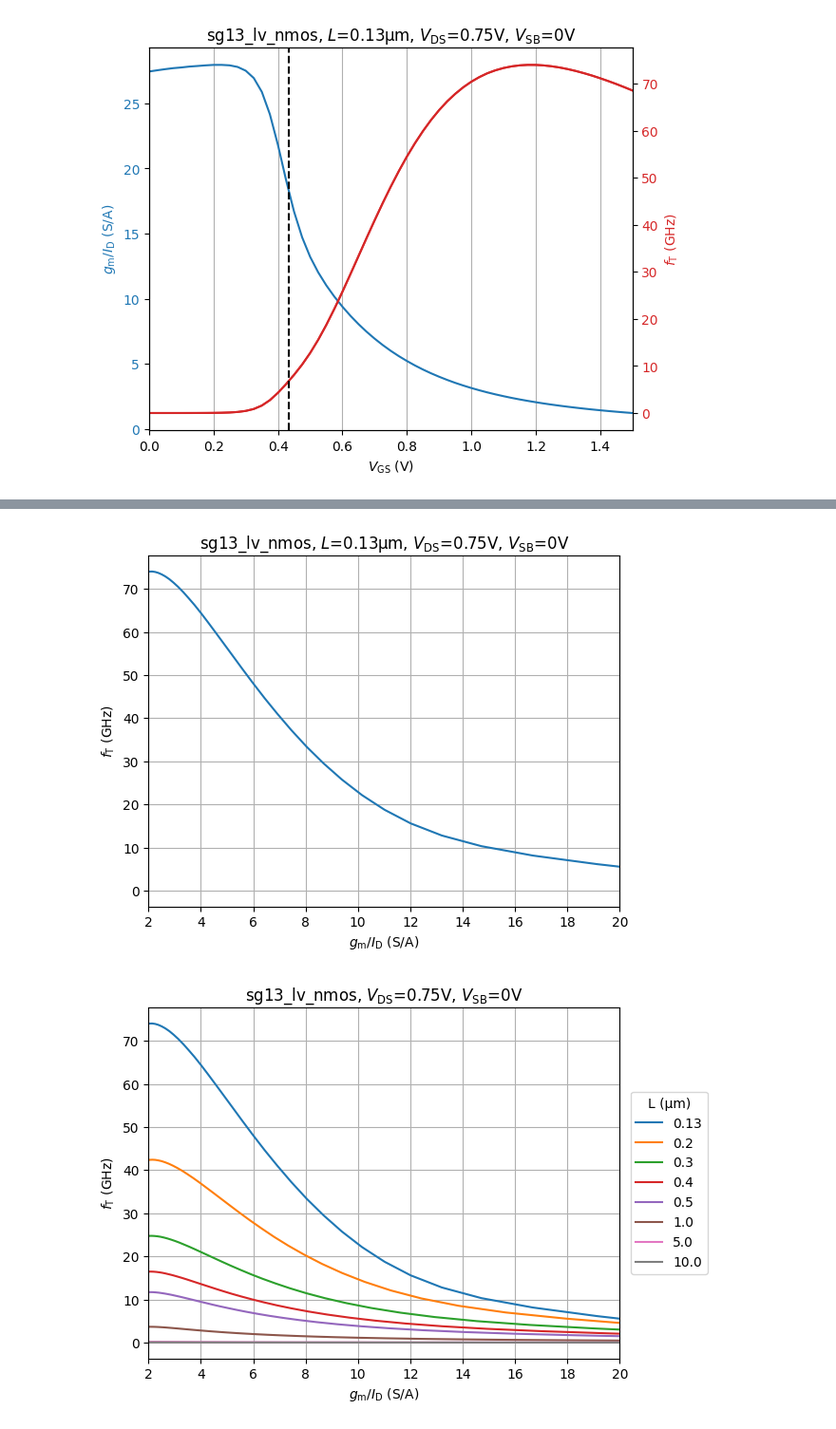
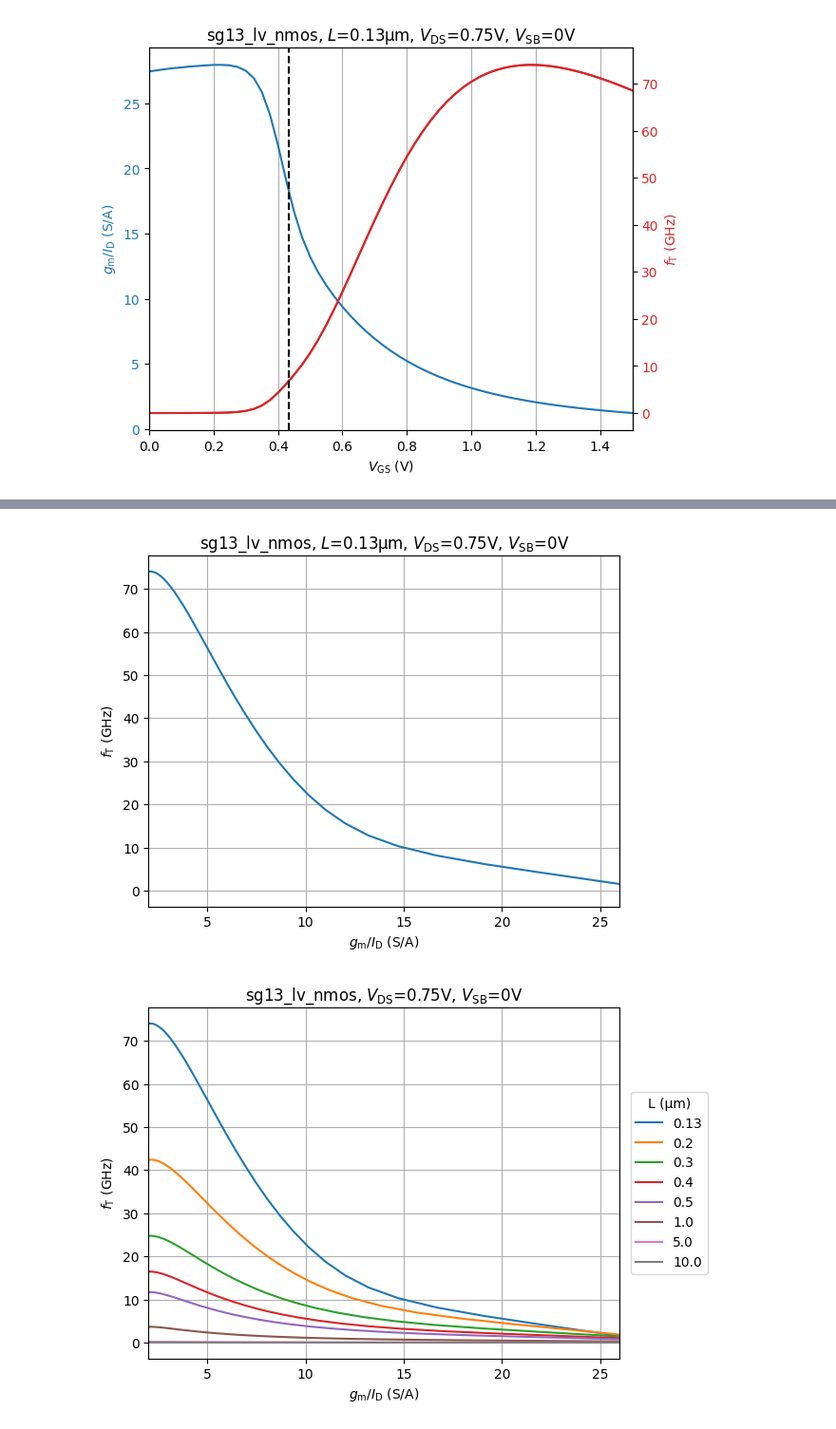
Before and after one commit to iic-jku/analog-circuit-design, a Jupyter notebook: sizing/techsweep_sg13_plots_nmos.ipynb, the cells around one changed output, grey strips where cells are left out. Shown at 95% size. Drawn from its saved outputs; the diff is of its cells as text; code cells hidden in the pictures.

```diff
--- a/sizing/techsweep_sg13_plots_nmos.ipynb
+++ b/sizing/techsweep_sg13_plots_nmos.ipynb
@@ -101,36 +101,36 @@ plt.show()
 #| label: fig-nmos-ft-vs-gmid
 #| fig-cap: $f_T$ vs. $g_m/I_D$.
 plt.plot(gm_id1, ft1/1e9)
-plt.xlim(2, 20)
+plt.xlim(2, 26)
 plt.xlabel(r'$g_\mathrm{m}/I_\mathrm{D}$ (S/A)')
 plt.ylabel(r'$f_\mathrm{T}$ (GHz)')
 plt.title(devices[choice]+', $L$='+str(L1)+r'µm, $V_\mathrm{DS}$='+str(VDS1)+r'V, $V_\mathrm{SB}$='+str(VSB1)+'V')
 plt.grid()
 plt.show()
 # %% [output]
-[figure, old version]
+[figure, new version]
 # %%
 # plot fT versus gm/ID for all L
 #| label: fig-nmos-ft-vs-gmid-vs-l
 #| fig-cap: $f_T$ vs. $g_m/I_D$ as a function of $L$.
 VDS2=0.75; VSB2=0
 df2 = df.loc[(abs(df['vds']) == VDS2) & (abs(df['vsb']) == VSB2)]
 gm_id2 = df2['gm'].values/df2['ids'].values
 gm_id2 = np.reshape(gm_id2, (len(vgs), -1), order='F')
 ft2 = df2['gm'].values/(df2['cgg'].values+df2['cgdol'].values+df2['cgsol'].values)/2/np.pi
 ft2 = np.reshape(ft2, (len(vgs), -1), order='F')
 
 fig, ax = plt.subplots()
 ax.plot(gm_id2, ft2/1e9)
 ax.legend(loc='center right', bbox_to_anchor=(1.2, 0.5), title='L (µm)', labels=l.tolist())
-plt.xlim(2, 20)
+plt.xlim(2, 26)
 plt.xlabel(r'$g_\mathrm{m}/I_\mathrm{D}$ (S/A)')
 plt.ylabel(r'$f_\mathrm{T}$ (GHz)')
 plt.title(devices[choice]+r', $V_\mathrm{DS}$='+str(VDS1)+r'V, $V_\mathrm{SB}$='+str(VSB1)+'V')
 plt.grid()
 plt.show()
 # %% [output]
-[figure, old version]
+[figure, new version]
 # %%
 # plot gm/gds versus gm/ID for all L
 #| label: fig-nmos-gmgds-vs-gmid-vs-l
```
Also changed, not shown: parts of 6 cells of this notebook, 1 other file.
